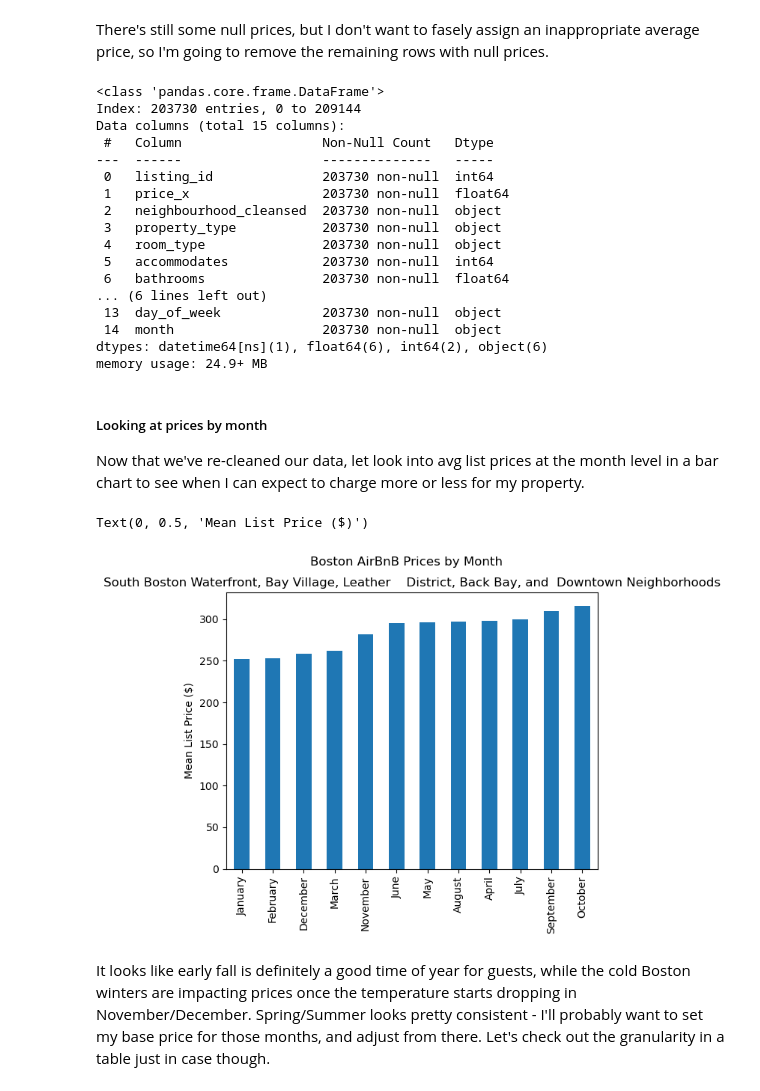
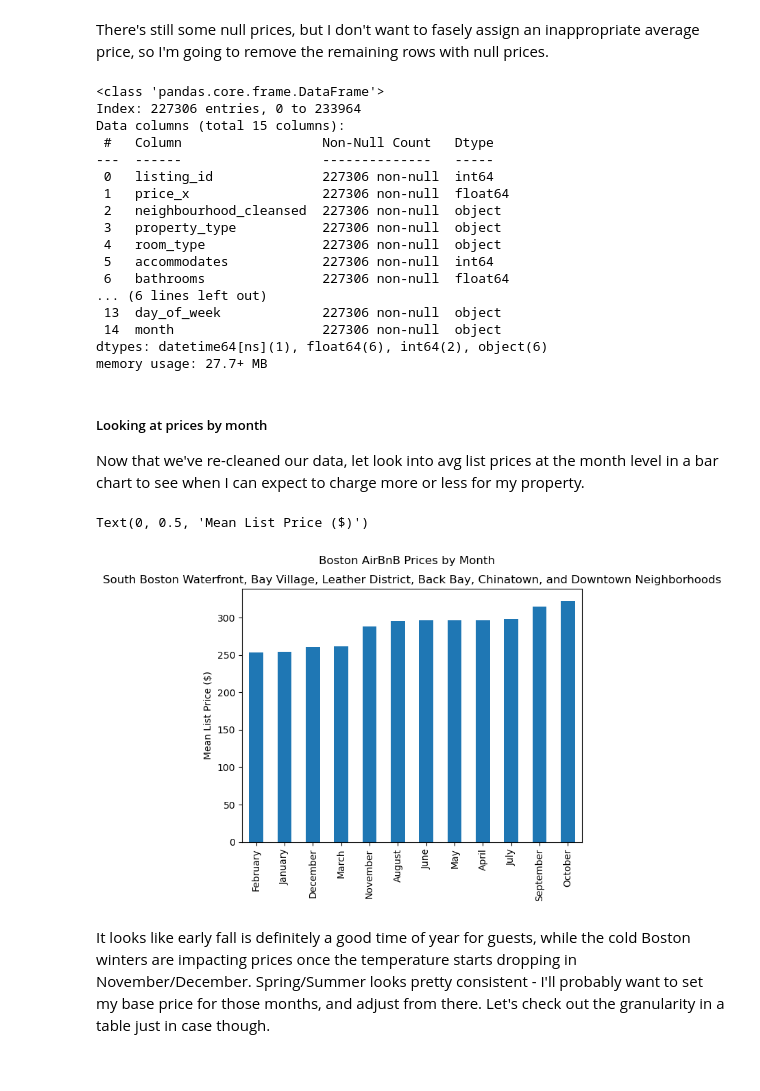
Before and after one commit to datacaity/Udacity-Project-1, a Jupyter notebook: Project1.ipynb, the cells around one changed output. Drawn from its saved outputs; the diff is of its cells as text; code cells hidden in the pictures.

Commit message:
Adjusted some incorrect visuals

```diff
--- a/Project1.ipynb
+++ b/Project1.ipynb
@@ -342,7 +342,7 @@ Let's look at if this holds within our target neighborhoods.
 # %%
 # Subsetting existing dataset to include the top 5 neighborhoods
 nbhd_dat = list2_dat[list2_dat['neighbourhood_cleansed'].isin(
-    ['Downtown', 'Back Bay', 'Leather District',
+    ['Downtown', 'Chinatown', 'Back Bay', 'Leather District',
      'Bay Village', 'South Boston Waterfront'])]
 nbhd_corr = nbhd_dat[['price', 'accommodates',
                         'bathrooms', 'bedrooms', 'beds',
@@ -585,39 +585,38 @@ bh_cal = bh_cal.dropna()
 bh_cal.info()
 # %% [output]
 <class 'pandas.core.frame.DataFrame'>
-Index: 203730 entries, 0 to 209144
+Index: 227306 entries, 0 to 233964
 Data columns (total 15 columns):
  #   Column                  Non-Null Count   Dtype
 ---  ------                  --------------   -----
- 0   listing_id              203730 non-null  int64
- 1   price_x                 203730 non-null  float64
- 2   neighbourhood_cleansed  203730 non-null  object
- 3   property_type           203730 non-null  object
- 4   room_type               203730 non-null  object
- 5   accommodates            203730 non-null  int64
- 6   bathrooms               203730 non-null  float64
+ 0   listing_id              227306 non-null  int64
+ 1   price_x                 227306 non-null  float64
+ 2   neighbourhood_cleansed  227306 non-null  object
+ 3   property_type           227306 non-null  object
+ 4   room_type               227306 non-null  object
+ 5   accommodates            227306 non-null  int64
+ 6   bathrooms               227306 non-null  float64
 ... (6 lines left out)
- 13  day_of_week             203730 non-null  object
- 14  month                   203730 non-null  object
+ 13  day_of_week             227306 non-null  object
+ 14  month                   227306 non-null  object
 dtypes: datetime64[ns](1), float64(6), int64(2), object(6)
-memory usage: 24.9+ MB
+memory usage: 27.7+ MB
 # %% [markdown]
 ##### Looking at prices by month
 Now that we've re-cleaned our data, let look into avg list prices at the month level in a bar chart to see when I can expect to charge more or less for my property.
 # %%
 # Let's plot out the average price by month
 bh_month = bh_cal.groupby(
     bh_cal['month'])['price_y'].mean().sort_values()
 bh_month.plot(kind='bar')
 
 plt.suptitle('Boston AirBnB Prices by Month')
-plt.title('South Boston Waterfront, Bay Village, Leather\
-    District, Back Bay, and  Downtown Neighborhoods')
+plt.title('South Boston Waterfront, Bay Village, Leather District, Back Bay, Chinatown, and Downtown Neighborhoods')
 plt.xlabel('')
 plt.ylabel('Mean List Price ($)')
 # %% [output]
 Text(0, 0.5, 'Mean List Price ($)')
-[figure, old version]
+[figure, new version]
 # %% [markdown]
 It looks like early fall is definitely a good time of year for guests, while the cold Boston winters are impacting prices once the temperature starts dropping in November/December. Spring/Summer looks pretty consistent - I'll probably want to set my base price for those months, and adjust from there. Let's check out the granularity in  a table just in case though.
 # %%
```
Also changed, not shown: parts of 9 cells of this notebook, 9 other files.
